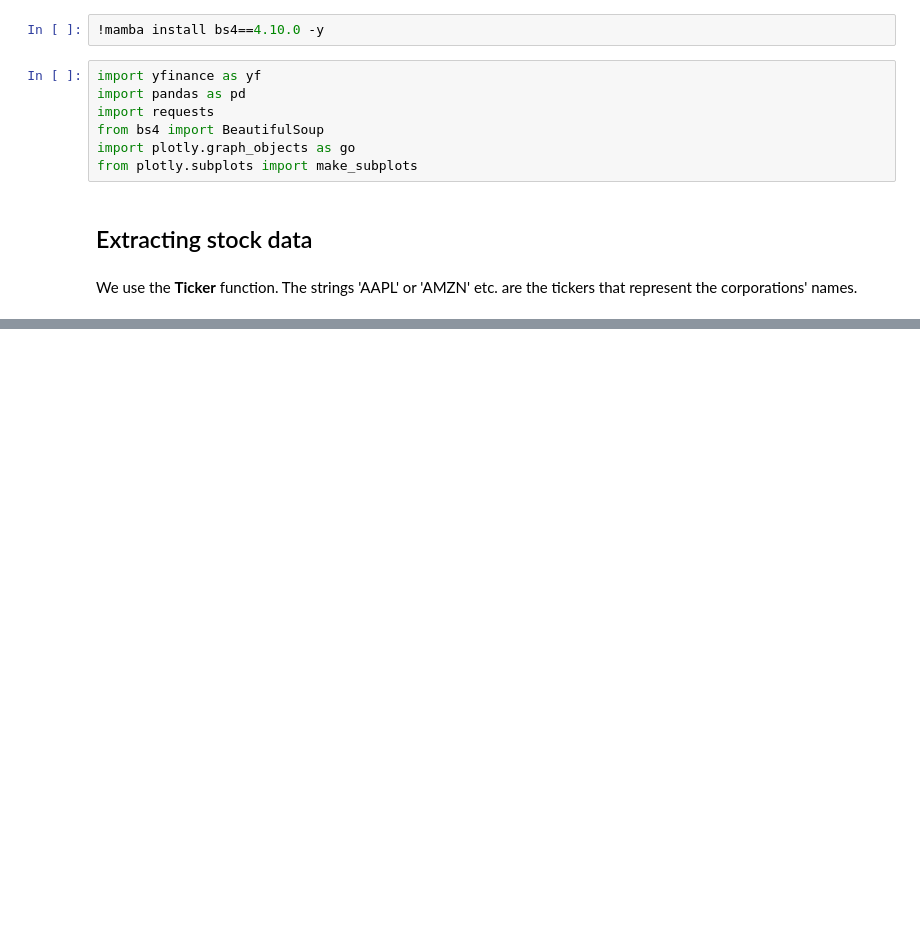
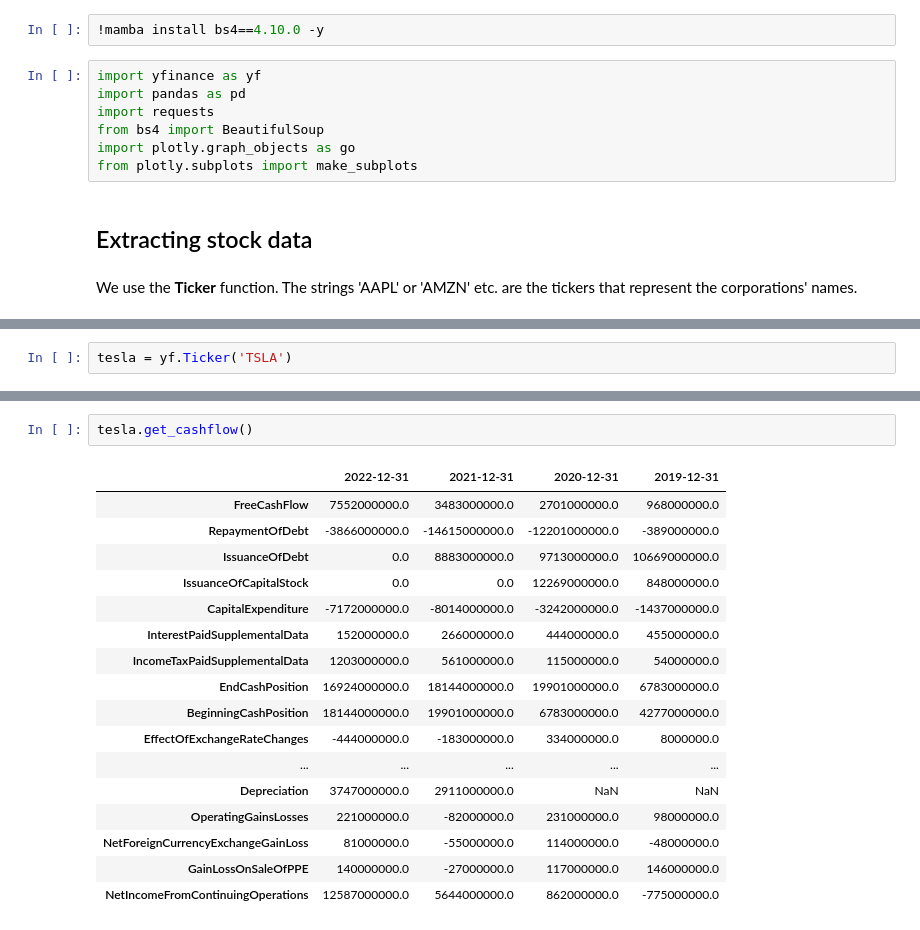
Before and after one commit to EdgarPoeAllan/Stock-prices, a Jupyter notebook: Stock--prices.ipynb, the cells around one changed output, grey strips where cells are left out. Saved outputs shown, nothing was run; the diff lists cells and outputs as text; blank space fills up the shorter version.

```diff
--- a/Stock--prices.ipynb
+++ b/Stock--prices.ipynb
@@ -54,0 +66,2 @@ SPX: No price data found, symbol may be delisted (period=6mo)
+# %%
+tesla = yf.Ticker('TSLA')
@@ -54,0 +93,20 @@ SPX: No price data found, symbol may be delisted (period=6mo)
+# %%
+tesla.get_cashflow()
+# %% [output]
+|  | 2022-12-31 | 2021-12-31 | 2020-12-31 | 2019-12-31 |
+| FreeCashFlow | 7552000000.0 | 3483000000.0 | 2701000000.0 | 968000000.0 |
+| RepaymentOfDebt | -3866000000.0 | -14615000000.0 | -12201000000.0 | -389000000.0 |
+| IssuanceOfDebt | 0.0 | 8883000000.0 | 9713000000.0 | 10669000000.0 |
+| IssuanceOfCapitalStock | 0.0 | 0.0 | 12269000000.0 | 848000000.0 |
+| CapitalExpenditure | -7172000000.0 | -8014000000.0 | -3242000000.0 | -1437000000.0 |
+| InterestPaidSupplementalData | 152000000.0 | 266000000.0 | 444000000.0 | 455000000.0 |
+| IncomeTaxPaidSupplementalData | 1203000000.0 | 561000000.0 | 115000000.0 | 54000000.0 |
+| EndCashPosition | 16924000000.0 | 18144000000.0 | 19901000000.0 | 6783000000.0 |
+| BeginningCashPosition | 18144000000.0 | 19901000000.0 | 6783000000.0 | 4277000000.0 |
+| EffectOfExchangeRateChanges | -444000000.0 | -183000000.0 | 334000000.0 | 8000000.0 |
+| ... | ... | ... | ... | ... |
+| Depreciation | 3747000000.0 | 2911000000.0 | NaN | NaN |
+| OperatingGainsLosses | 221000000.0 | -82000000.0 | 231000000.0 | 98000000.0 |
+| NetForeignCurrencyExchangeGainLoss | 81000000.0 | -55000000.0 | 114000000.0 | -48000000.0 |
+| GainLossOnSaleOfPPE | 140000000.0 | -27000000.0 | 117000000.0 | 146000000.0 |
+| NetIncomeFromContinuingOperations | 12587000000.0 | 5644000000.0 | 862000000.0 | -775000000.0 |
```
Also changed, not shown: parts of 15 cells of this notebook.
